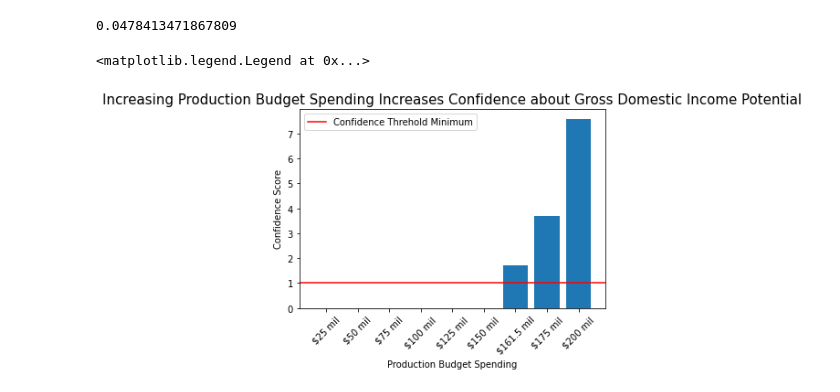
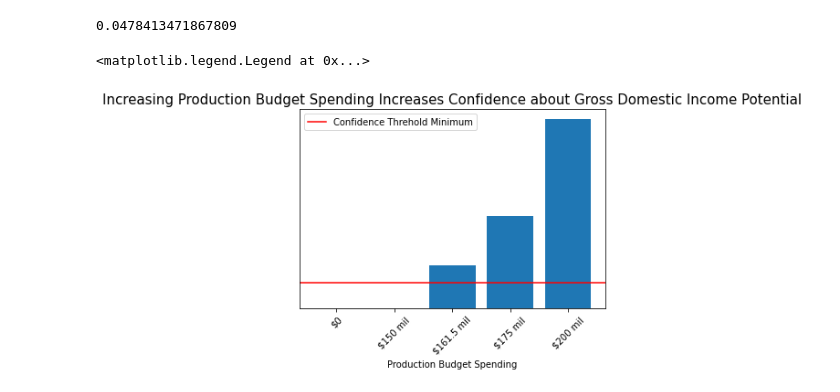
Before and after one commit to myleshansen/deloitte-intensive-capstone, a Jupyter notebook: Statistical Analysis Isabelle-Copy1.ipynb, the cells around one changed output. Drawn from its saved outputs; the diff is of its cells as text; code cells hidden in the pictures.

```diff
--- a/Statistical Analysis Isabelle-Copy1.ipynb
+++ b/Statistical Analysis Isabelle-Copy1.ipynb
@@ -427,20 +454,20 @@ pvalm2
 # %%
 import matplotlib.pyplot as plt
 
-data = {'$25 mil': 0, '$50 mil': 0, '$75 mil': 0, '$100 mil': 0, '$125 mil': 0, '$150 mil':0, '$161.5 mil': 1.7, '$175 mil': 3.7, '$200 mil':7.6}
+data = {'$0' : 0, '$150 mil':0, '$161.5 mil': 1.7, '$175 mil': 3.7, '$200 mil':7.6}
 names = list(data.keys())
 values = list(data.values())
 
 plt.bar(range(len(data)), values, tick_label=names)
 plt.axhline(y = 1.0, color = 'r', linestyle = '-', label = 'Confidence Threhold Minimum')
 plt.xticks(rotation = 45)
-#plt.yticks([])
-#plt.tick_params(left=False)
-plt.ylabel('Confidence Score')
+plt.yticks([])
+plt.tick_params(left=False)
+#plt.ylabel('Confidence Score')
 plt.xlabel('Production Budget Spending', fontsize=10)
 plt.title('Increasing Production Budget Spending Increases Confidence about Gross Domestic Income Potential', fontsize=15)
 plt.legend(loc = 'upper left')
-#plt.suptitle('The more prroduction budget the more confidence gross domestic income will reach at least $150,681,196.58')
+#plt.suptitle('The more production budget the more confidence gross domestic income will reach at least $99,478,358.79')
 # %% [output]
 <matplotlib.legend.Legend at 0x...>
-[figure, old version]
+[figure, new version]
```
Also changed, not shown: parts of 22 cells of this notebook.
